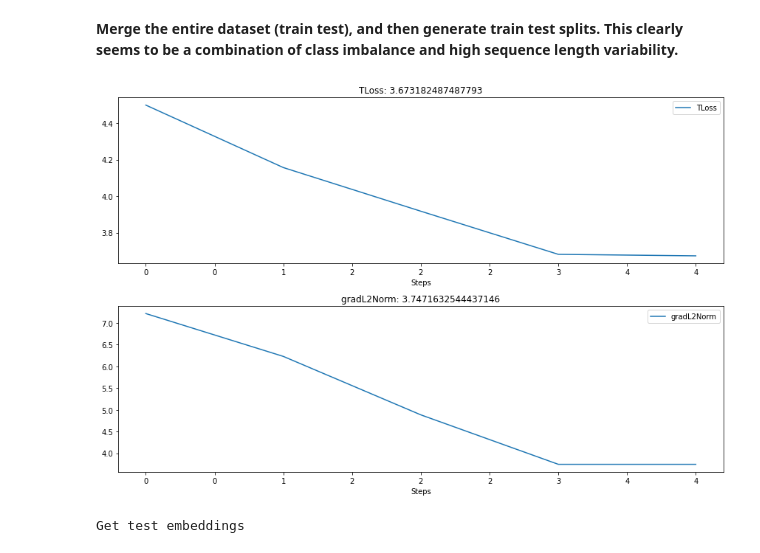
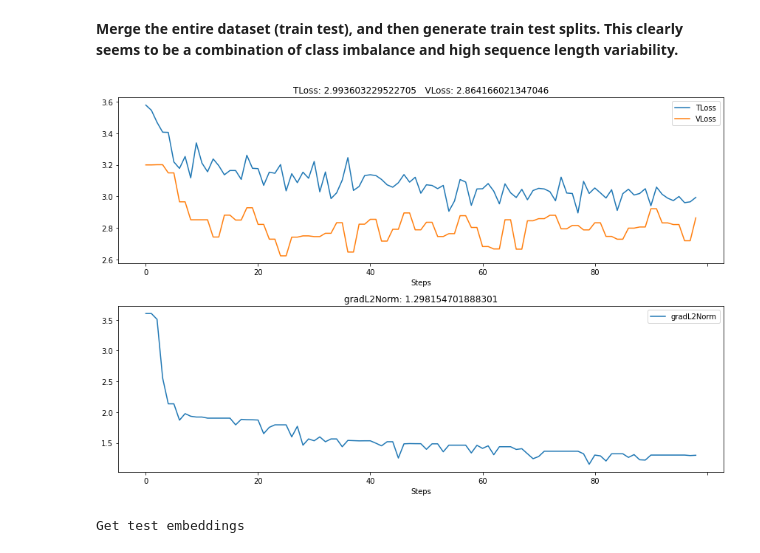
Before and after one commit to Asheeshkrsharma/Identification-OpenCows, a Jupyter notebook: tracklet.ipynb, the cells around one changed output. Saved outputs shown, nothing was run; the diff lists cells and outputs as text; code cells hidden in the pictures.

```diff
--- a/tracklet.ipynb
+++ b/tracklet.ipynb
@@ -94,7 +115,6 @@ from torch.nn import Parameter
 # from torch.jit import Tensor  # there is an error
 from torch import Tensor
 from typing import List, Tuple
-from utils.zoneout import Zoneout
 
 class LSTMPCell(jit.ScriptModule):
     def __init__(self, input_size, hidden_size, projection_size):
@@ -285,16 +305,17 @@ class LRResNetMod(nn.Module):
                 nn.init.constant_(m.weight, 1)
                 nn.init.constant_(m.bias, 0)
 
-        numchildren = 0
+        # Uncomment the following to freeze last layers
+        # numchildren = 0
         for child in self.backbone.children():
-            if numchildren > 8:
-              break
+            # if numchildren > 8:
+            #   break
             for param in child.parameters():
                 param.requires_grad = False
             for children_of_child in child.children():
                 for param in children_of_child.parameters():
                     param.requires_grad = False
-            numchildren += 1
+            # numchildren += 1
 
         self.reluConv = nn.ReLU(inplace=True)
 
@@ -304,10 +325,10 @@ class LRResNetMod(nn.Module):
         # The hidden output from the first LSTM is passed to the second lstm
         self.lstm2 = LSTMPLayer(input_size=1000, hidden_size=512, projection_size=1000)
 
-        self.dropout1 = nn.Dropout(0.4)
-        self.dropout2 = nn.Dropout(0.4)
-        self.dropout3 = nn.Dropout(0.4)
-        self.dropout4 = nn.Dropout(0.4)
+        self.dropout1 = nn.Dropout(0.5)
+        self.dropout2 = nn.Dropout(0.5)
+        self.dropout3 = nn.Dropout(0.5)
+        self.dropout4 = nn.Dropout(0.5)
         self.mish = nn.Mish()
         self.norm1 = nn.LayerNorm(1000)
         self.norm2 = nn.LayerNorm(1000)
@@ -532,7 +552,7 @@ trainingDataset = OpenSetCows2021TrackLet(
     ),
 )
 
-for i in range(5):
+for i in range(2):
   # Test
   negative, anchor, positive, positiveLabel, negativeLabel = trainingDataset.__getitem__(
       12
@@ -729,38 +786,30 @@ def calculateGradientNorm(model):
     total_norm = total_norm ** 0.5
     return total_norm
 
+subSequenceLength = 5
 trainingDataset = OpenSetCows2021TrackLet(
     "/content/datasets/OpenSetCows2017",
     "/content/utils/opencowsTracklets2017.json",
-    maxSequenceLength=40,
-    # transform=transforms.Compose(
-    #     [
-    #         transforms.Normalize([0.2403, 0.2595, 0.2305], [0.3107, 0.3184, 0.3061]),
-    #         transforms.RandomVerticalFlip(p=0.9),
-    #         transforms.RandomHorizontalFlip(p=0.9),
-    #         # transforms.ColorJitter(brightness=0.1, contrast=0.1, saturation=0.1, hue=0.1),
-    #         transforms.RandomRotation(20)
-    #     ],
-    # ),
+    maxSequenceLength=subSequenceLength,
     transform=transforms.Compose(
         [
             # transforms.Normalize([0.1331, 0.1331, 0.1331], [0.1063, 0.1087, 0.1104]),
-            transforms.RandomVerticalFlip(p=0.1),
-            transforms.RandomHorizontalFlip(p=0.1),
+            transforms.RandomVerticalFlip(p=0.7),
+            transforms.RandomHorizontalFlip(p=0.7),
             # transforms.ColorJitter(brightness=0.1, contrast=0.1, saturation=0.1, hue=0.1)
         ],
     ),
     trackletChoiceProb = 0.6,
 )
 
-# testingDataset = OpenSetCows2021TrackLet(
-#     "/content/datasets/OpenSetCows2021",
-#     "utils/opencowsTracklets.json",
-#     maxSequenceLength=5,
-#     transform=False,
-#     split="test",
-#     trackletChoiceProb = 0.0,
-# )
+testingDataset = OpenSetCows2021TrackLet(
+    "/content/datasets/OpenSetCows2017",
+    "/content/utils/opencowsTracklets2017.json",
+    maxSequenceLength=subSequenceLength,
+    split='test',
+    trackletChoiceProb = 1,
+    eval=False
+)
 
 # Get the device, prefer Cuda over CPU
 device = torch.device("cuda" if torch.cuda.is_available() else "cpu")
@@ -771,21 +820,21 @@ model.to(device)
 
 # Working parameter (71%)
 trainingDataLoader = DataLoader(
-    trainingDataset, batch_size=18, num_workers=2, shuffle=True
+    trainingDataset, batch_size=150, num_workers=2, shuffle=True
 )
 
-# testingDataLoader = DataLoader(
-#     testingDataset, batch_size=10, num_workers=1, shuffle=True
-# )
+testingDataLoader = DataLoader(
+    testingDataset, batch_size=50, num_workers=1, shuffle=True
+)
 
-optimiser = optim.SGD(model.parameters(), momentum=0.3, lr=1e-2, weight_decay=0.009)
-#optimiser = optim.SGD(model.parameters(), momentum=0.3, lr=5e-2, weight_decay=0.009)
+# optimiser = optim.SGD(model.parameters(), momentum=0.3, lr=1e-2, weight_decay=0.009)
+optimiser = optim.SGD(model.parameters(), momentum=0.9, lr=5e-3, weight_decay=0.009)
 # optimiser = torch.optim.Adam(model.parameters(), lr=1e-2, weight_decay=1e-5)
 
 # We will use cross entropy loss for the training
-lambdaFactor = 0.05
+lambdaFactor = 0.8
 classWeights = torch.tensor(trainingDataset.classWeights, dtype=torch.float32).to(device)
-lossFN = RTLSL(lambdaFactor, tripletHardening=True, classWeights=classWeights)
+lossFN = RTLSL(lambdaFactor, numClass=23, tripletHardening=True, classWeights=classWeights)
 # lossFN = RTLSL(lambdaFactor)
 # lossFN = nn.CrossEntropyLoss(label_smoothing=0.6)
 
@@ -832,41 +881,45 @@ with tqdm(range(numEpochs), desc="Training epochs", position=0) as pbar:
             loss, rpl, interframe = lossFN(
                 negativeEMBD, anchorEMBD,
                 positiveEMBD, labels,
-                target+1,
+                target,
             )
 
             # loss = lossFN(input=labels, target=target - 1)
             # rpl, interframe = 0, 0
             loss.backward()
             # Gradient Norm Clipping
             gradientNorms.append(calculateGradientNorm(model))
             nn.utils.clip_grad_norm_(model.parameters(), numpy.percentile(gradientNorms, 10))
             # nn.utils.clip_grad_norm_(model.parameters(), max_norm=3.0, norm_type=2)
             return loss, rpl, interframe
 
         loss, rpl, interframe = optimiser.step(backPropagate)
 
         # Gradient Norm Clipping
         gradientNorms.append(calculateGradientNorm(model))
 
         # Every second iteration, calculate model accuracy, evaluate the loss
         # function on the test dataset. Save the experiment history
         # if epoch % 2 == 0 and epoch > 5:
-        history.log(epoch, TLoss=loss.data, gradL2Norm=gradientNorms[-1])
+        if epoch==0:
+          history.log(epoch, TLoss=loss.data, VLoss=0, gradL2Norm=gradientNorms[-1])
+        else:
+          history.log(epoch, TLoss=loss.data, VLoss=history["VLoss"].data[-1], gradL2Norm=gradientNorms[-1])
         if epoch % 2 == 0:
-            # Vloss = evaluate(model, testingDataLoader, device, RTLSL(lambdaFactor))
-            # history.log(epoch, TLoss=loss.data, VLoss=Vloss)
+            vLossFn = RTLSL(lambdaFactor, numClass=23, tripletHardening=True, classWeights=classWeights)
+            Vloss = evaluate(model, testingDataLoader, device, vLossFn)
+            history.log(epoch, VLoss=Vloss)
             model.train()
             with canvas:
-                # canvas.draw_plot([history["TLoss"], history["VLoss"]])
-                canvas.draw_plot([history["TLoss"]])
+                canvas.draw_plot([history["TLoss"], history["VLoss"]])
+                # canvas.draw_plot([history["TLoss"]])
                 canvas.draw_plot([history['gradL2Norm']])
         pbar.set_description("{}, {}".format(rpl, interframe))
         pbar.update()
         # break
     pbar.refresh()
 # %% [output]
-[figure, old version]
+[figure, new version]
 # %%
 import matplotlib.lines as mlines
 import matplotlib.patheffects as PathEffects
```
Also changed, not shown: parts of 11 cells of this notebook.
